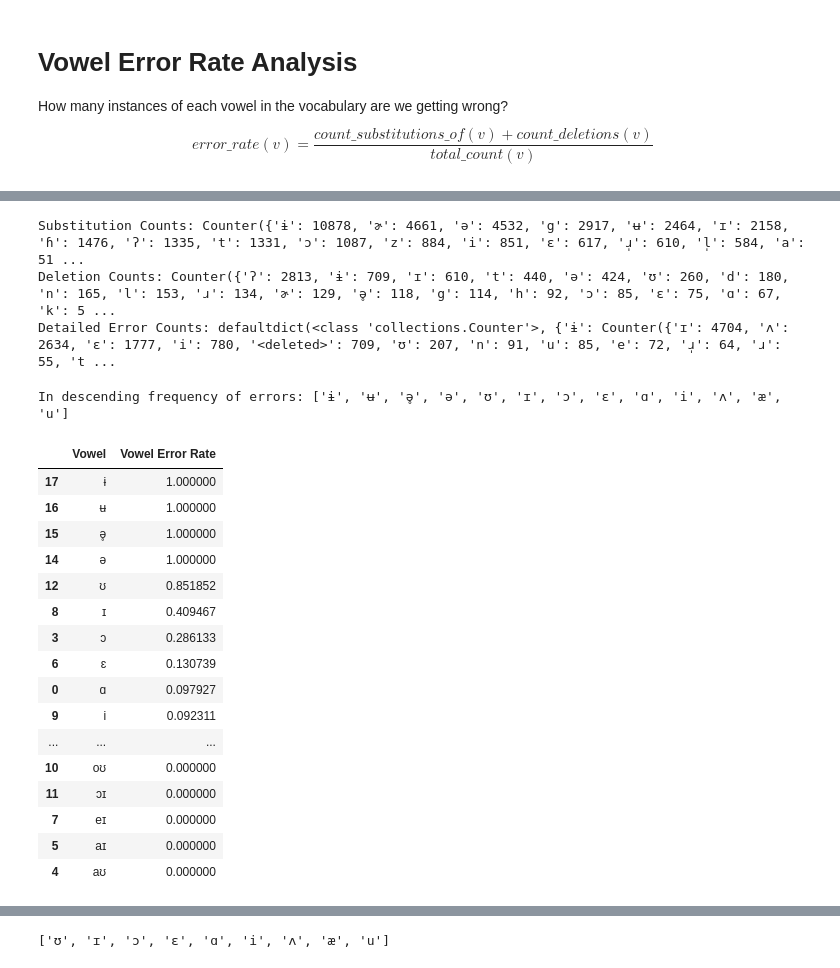
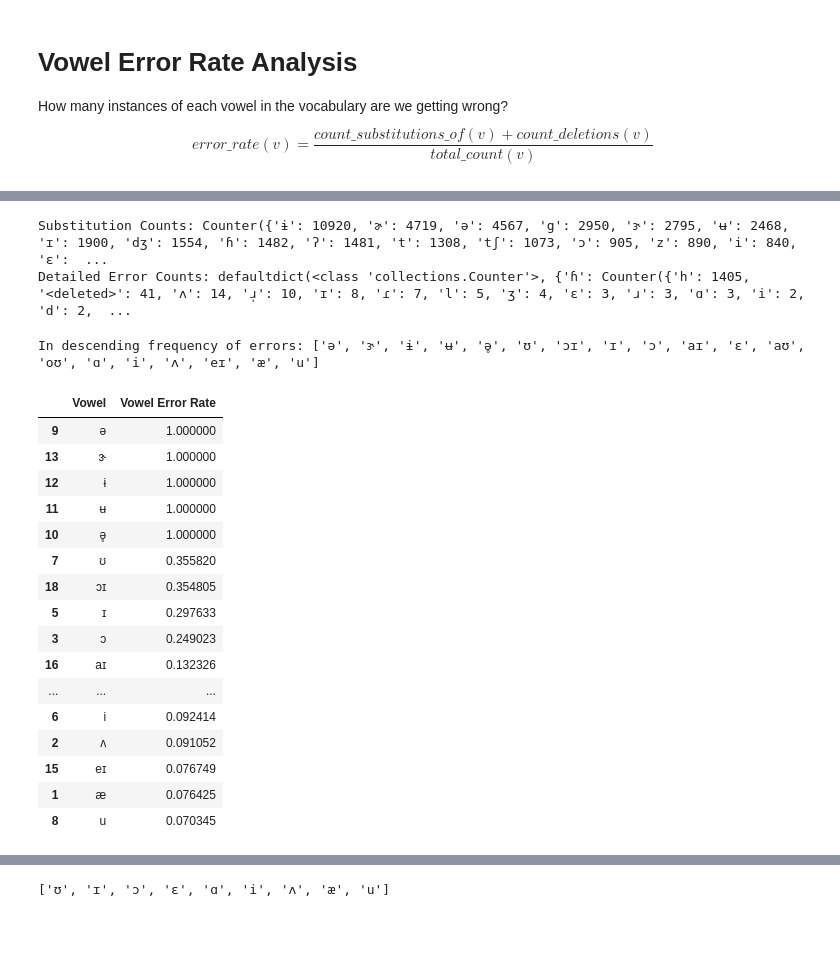
Before and after one commit to ginic/multipa, a Jupyter notebook: notebooks/amp_presentation/timit_evaluation_analysis.ipynb, the cells around one changed output, grey strips where cells are left out. Cells and saved outputs as stored; diff of their text form; code cells hidden in the pictures; blank space fills up the shorter version.

```diff
--- a/notebooks/amp_presentation/timit_evaluation_analysis.ipynb
+++ b/notebooks/amp_presentation/timit_evaluation_analysis.ipynb
@@ -169,8 +173,9 @@ How many instances of each vowel in the vocabulary are we getting wrong?
 $$ error\_rate(v) = \frac{count\_substitutions\_of(v) + count\_deletions(v)}{total\_count(v)}$$
 # %%
 gold_transcription_df = pd.read_csv(GOLD_TRANSCRIPTIONS_CSV)
+gold_transcription_df["filename"] = gold_transcription_df["audio_filename"].str.lower()
 vowel_counts = Counter()
-for vowel in TIMIT_VOWELS:
+for vowel in TIMIT_VOWELS + TIMIT_DIPHTHONGS:
     vowel_counts[vowel] += gold_transcription_df["ipa_transcription"].apply(lambda x: x.split().count(vowel)).sum()
 
 vowel_counts
@@ -208,0 +242,10 @@ Passing `palette` without assigning `hue` is deprecated and will be removed in v
+# %%
+# Re-do edit distance calculations with better tokenization, specifically turning
+# on diphthong tokenization
+our_model_detailed_preds_df = pd.read_csv(DETAILED_PRED_DIR / "ginic_full_dataset_train_3_wav2vec2-large-xlsr-53-buckeye-ipa_detailed_predictions.csv").drop(columns=["substitutions", "insertions", "deletions"])
+full_edit_distance_analysis_df = pd.merge(gold_transcription_df, our_model_detailed_preds_df, on="filename")
+full_edit_distance_analysis_df["ipa_tokens"] = full_edit_distance_analysis_df["ipa_transcription"].str.split()
+full_edit_distance_analysis_df["predicted_ipa_tokens"] = full_edit_distance_analysis_df["prediction"].apply(lambda x: ipatok.tokenise(x, diphthongs=True, merge=diphthong_merge))
+print(full_edit_distance_analysis_df["ipa_tokens"][:10])
+print(full_edit_distance_analysis_df["predicted_ipa_tokens"][:10])
+display(full_edit_distance_analysis_df.head())
@@ -209,61 +276,55 @@ Passing `palette` without assigning `hue` is deprecated and will be removed in v
+# %%
+sub_counter, del_counter, inserts_counter = tally_edit_distance_errors(full_edit_distance_analysis_df["ipa_tokens"], full_edit_distance_analysis_df["predicted_ipa_tokens"])
 # %%
-# Read and tally substitutions and deletions
-subs_df = pd.read_csv(EDIT_DIST_DIR / "ginic_full_dataset_train_3_wav2vec2-large-xlsr-53-buckeye-ipa_substitutions.csv")
-subs_records = subs_df.to_records(index=False)
-detailed_subs_counts = defaultdict(Counter)
+# Get subs and deletions in good format for analysis
+detailed_error_counts = defaultdict(Counter)
 subs_counts = Counter()
-for (original, sub, count) in subs_records:
-    subs_counts[original] += count
-    detailed_subs_counts[original][sub] += count
+for (sub_tuple, count) in sub_counter.items():
+    subs_counts[sub_tuple[0]] += count
+    detailed_error_counts[sub_tuple[0]][sub_tuple[1]] += count
 
 print("Substitution Counts:", subs_counts)
 
-dels_df = pd.read_csv(EDIT_DIST_DIR / "ginic_full_dataset_train_3_wav2vec2-large-xlsr-53-buckeye-ipa_deletions.csv")
-dels_records = dels_df.to_records(index=False)
-dels_counts = Counter()
-for (deleted, count) in dels_records:
-    dels_counts[deleted] += count
-    detailed_subs_counts[deleted]["<deleted>"] += count
+for (deleted, count) in del_counter.items():
+    detailed_error_counts[deleted]["<deleted>"] += count
 
-print("Deletion Counts:", dels_counts)
-print("Detailed Error Counts:", detailed_subs_counts)
+print("Detailed Error Counts:", detailed_error_counts)
 # %% [output]
-Substitution Counts: Counter({'ɨ': 10878, 'ɚ': 4661, 'ə': 4532, 'g': 2917, 'ʉ': 2464, 'ɪ': 2158, 'ɦ': 1476, 'ʔ': 1335, 't': 1331, 'ɔ': 1087, 'z': 884, 'i': 851, 'ɛ': 617, 'ɹ̩': 610, 'l̩': 584, 'a': 51 ...
-Deletion Counts: Counter({'ʔ': 2813, 'ɨ': 709, 'ɪ': 610, 't': 440, 'ə': 424, 'ʊ': 260, 'd': 180, 'n': 165, 'l': 153, 'ɹ': 134, 'ɚ': 129, 'ə̥': 118, 'g': 114, 'h': 92, 'ɔ': 85, 'ɛ': 75, 'ɑ': 67, 'k': 5 ...
-Detailed Error Counts: defaultdict(<class 'collections.Counter'>, {'ɨ': Counter({'ɪ': 4704, 'ʌ': 2634, 'ɛ': 1777, 'i': 780, '<deleted>': 709, 'ʊ': 207, 'n': 91, 'u': 85, 'e': 72, 'ɹ̩': 64, 'ɹ': 55, 't ...
+Substitution Counts: Counter({'ɨ': 10920, 'ɚ': 4719, 'ə': 4567, 'g': 2950, 'ɝ': 2795, 'ʉ': 2468, 'ɪ': 1900, 'dʒ': 1554, 'ɦ': 1482, 'ʔ': 1481, 't': 1308, 'tʃ': 1073, 'ɔ': 905, 'z': 890, 'i': 840, 'ɛ':  ...
+Detailed Error Counts: defaultdict(<class 'collections.Counter'>, {'ɦ': Counter({'h': 1405, '<deleted>': 41, 'ʌ': 14, 'ɹ̩': 10, 'ɪ': 8, 'ɾ': 7, 'l': 5, 'ʒ': 4, 'ɛ': 3, 'ɹ': 3, 'ɑ': 3, 'i': 2, 'd': 2,  ...
 # %%
 # Compute vowel error rates
 vowel_error_rates = {}
-for v in TIMIT_VOWELS:
+for v in TIMIT_VOWELS + TIMIT_DIPHTHONGS:
     subs_count = subs_counts[v] if v in subs_counts else 0
-    dels_count = dels_counts[v] if v in dels_counts else 0
+    dels_count = del_counter[v] if v in del_counter else 0
     ver = (subs_count + dels_count)/ (vowel_counts[v] if v in vowel_counts else 0)
     vowel_error_rates[v] = ver
 
 ver_df = pd.DataFrame(vowel_error_rates.items(), columns=["Vowel", "Vowel Error Rate"]). sort_values(by="Vowel Error Rate", ascending=False)
 error_ordering = ver_df[ver_df["Vowel Error Rate"] > 0]["Vowel"].tolist()
 print("In descending frequency of errors:", error_ordering)
 
 display(ver_df)
 # %% [output]
-In descending frequency of errors: ['ɨ', 'ʉ', 'ə̥', 'ə', 'ʊ', 'ɪ', 'ɔ', 'ɛ', 'ɑ', 'i', 'ʌ', 'æ', 'u']
+In descending frequency of errors: ['ə', 'ɝ', 'ɨ', 'ʉ', 'ə̥', 'ʊ', 'ɔɪ', 'ɪ', 'ɔ', 'aɪ', 'ɛ', 'aʊ', 'oʊ', 'ɑ', 'i', 'ʌ', 'eɪ', 'æ', 'u']
 |  | Vowel | Vowel Error Rate |
-| 17 | ɨ | 1.000000 |
-| 16 | ʉ | 1.000000 |
-| 15 | ə̥ | 1.000000 |
-| 14 | ə | 1.000000 |
-| 12 | ʊ | 0.851852 |
-| 8 | ɪ | 0.409467 |
-| 3 | ɔ | 0.286133 |
-| 6 | ɛ | 0.130739 |
-| 0 | ɑ | 0.097927 |
-| 9 | i | 0.092311 |
+| 9 | ə | 1.000000 |
+| 13 | ɝ | 1.000000 |
+| 12 | ɨ | 1.000000 |
+| 11 | ʉ | 1.000000 |
+| 10 | ə̥ | 1.000000 |
+| 7 | ʊ | 0.355820 |
+| 18 | ɔɪ | 0.354805 |
+| 5 | ɪ | 0.297633 |
+| 3 | ɔ | 0.249023 |
+| 16 | aɪ | 0.132326 |
 | ... | ... | ... |
-| 10 | oʊ | 0.000000 |
-| 11 | ɔɪ | 0.000000 |
-| 7 | eɪ | 0.000000 |
-| 5 | aɪ | 0.000000 |
-| 4 | aʊ | 0.000000 |
+| 6 | i | 0.092414 |
+| 2 | ʌ | 0.091052 |
+| 15 | eɪ | 0.076749 |
+| 1 | æ | 0.076425 |
+| 8 | u | 0.070345 |
 # %%
 plt.figure(figsize=(4, 6))
 sns.heatmap(
```
Also changed, not shown: parts of 10 cells of this notebook.
